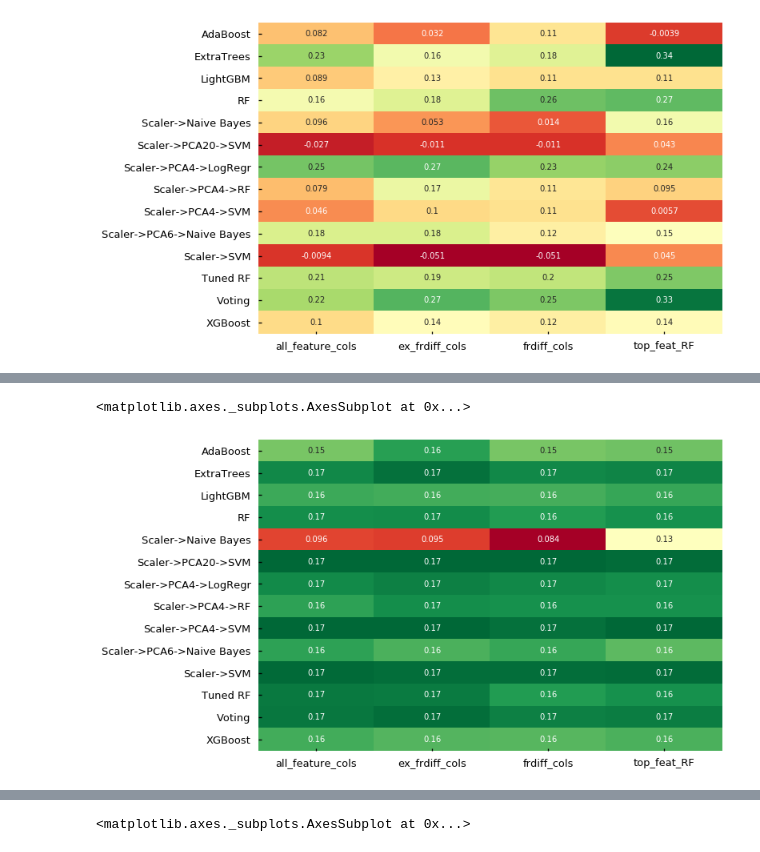
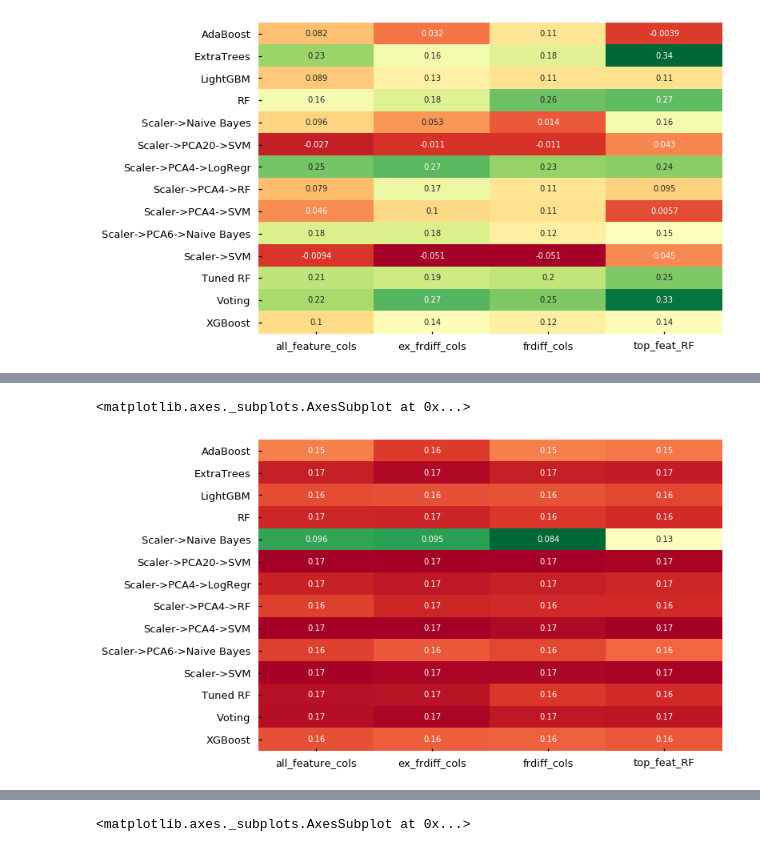
Before and after one commit to schigrinov/capstone, a Jupyter notebook: notebooks/WQU Capstone - Notebook 7 - Training and testing.ipynb, the cells around one changed output, grey strips where cells are left out. Cells and saved outputs as stored; diff of their text form; code cells hidden in the pictures.

```diff
--- a/notebooks/WQU Capstone - Notebook 7 - Training and testing.ipynb
+++ b/notebooks/WQU Capstone - Notebook 7 - Training and testing.ipynb
@@ -273,5 +284,5 @@ sns.heatmap(wqu.get_stat_means_frame(test_statistic, 'Annual return'), annot=Tru
 # %%
-sns.heatmap(wqu.get_stat_means_frame(test_statistic, 'Annual volatility'), annot=True, cbar=False, cmap="RdYlGn")
+sns.heatmap(wqu.get_stat_means_frame(test_statistic, 'Annual volatility'), annot=True, cbar=False, cmap="RdYlGn_r")
 # %% [output]
 <matplotlib.axes._subplots.AxesSubplot at 0x...>
-[figure, old version]
+[figure, new version]
```
Also changed, not shown: parts of 32 cells of this notebook.
